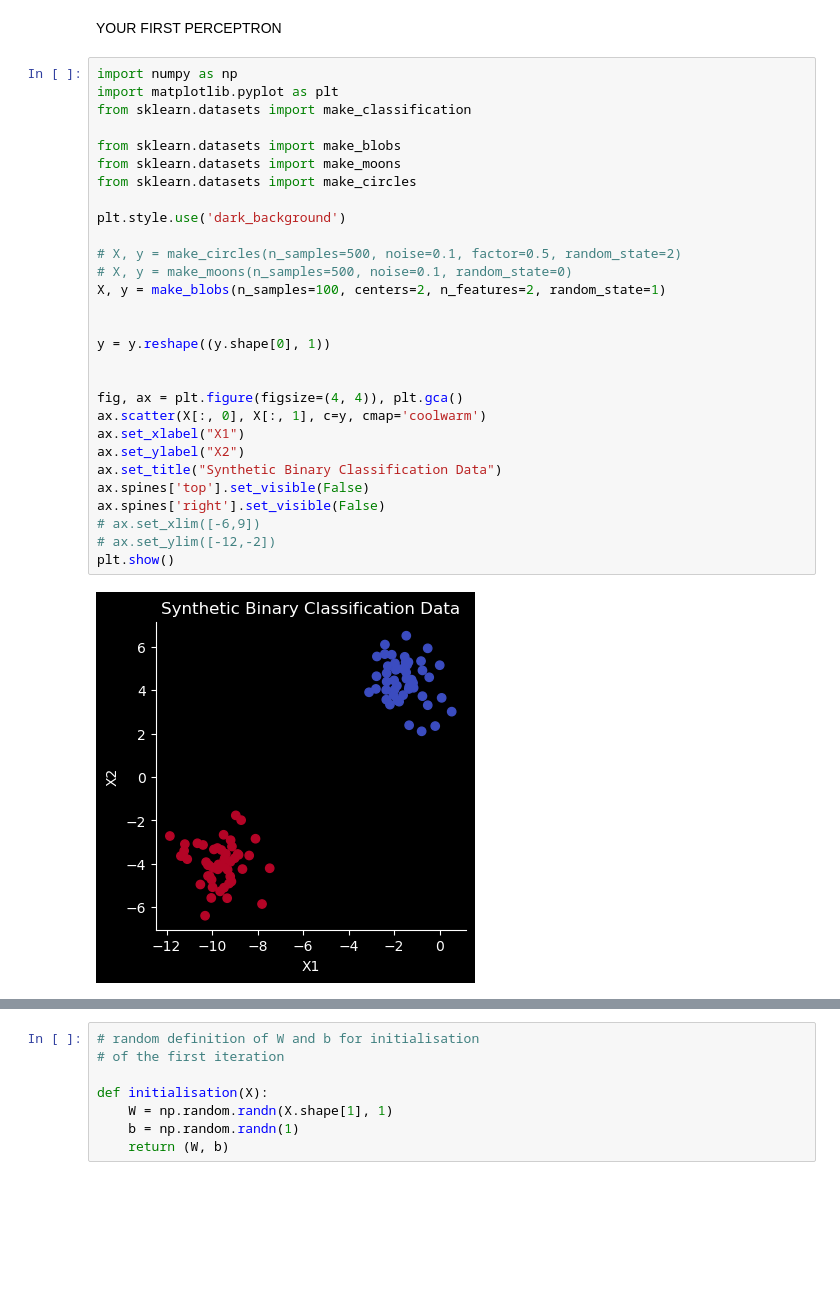
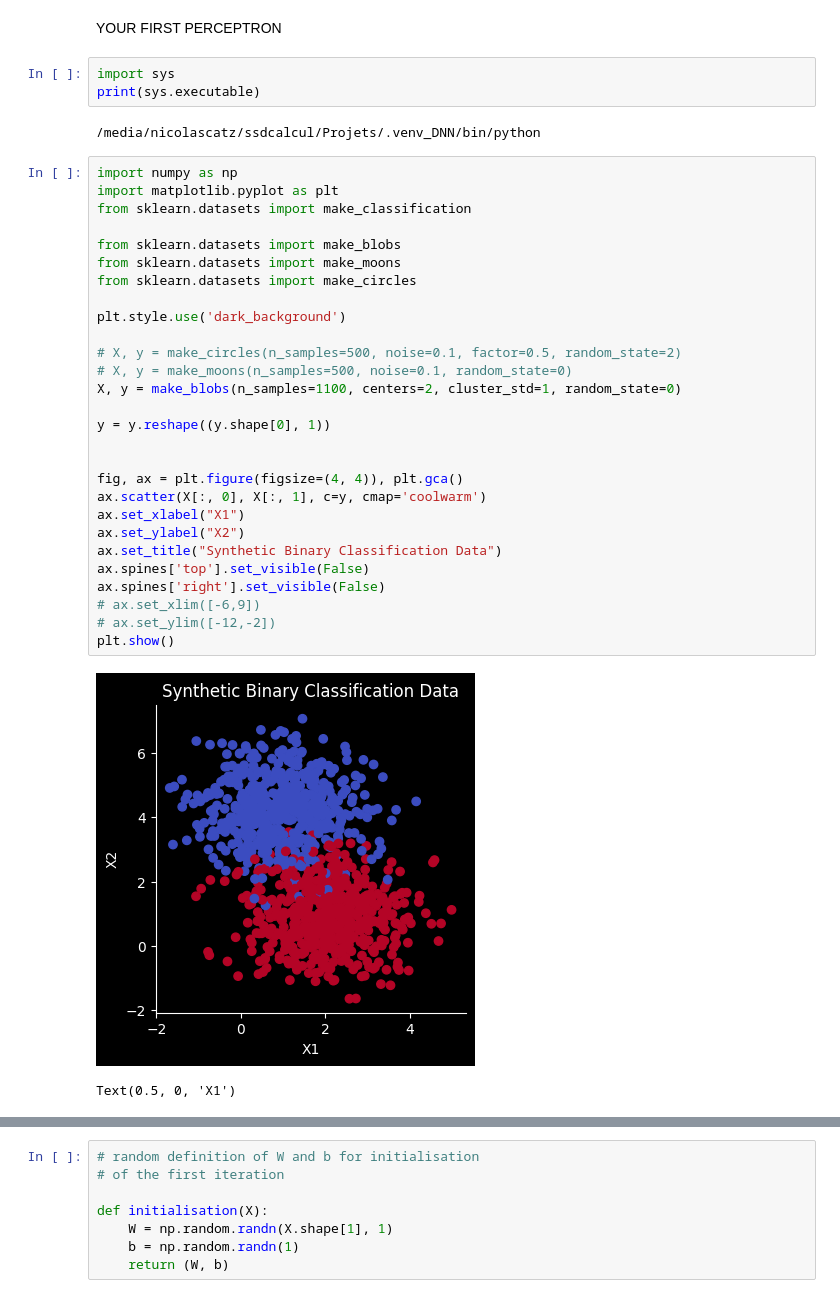
Before and after one commit to nicolascatz/M1_NEURO_NC_PERCEPTRON_ET_Al, a Jupyter notebook: scripts/M1_NEURO_NC2_First_perceptron.ipynb, the cells around one changed output, grey strips where cells are left out. Saved outputs shown, nothing was run; the diff lists cells and outputs as text; blank space fills up the shorter version.

```diff
--- a/scripts/M1_NEURO_NC2_First_perceptron.ipynb
+++ b/scripts/M1_NEURO_NC2_First_perceptron.ipynb
@@ -1,33 +1,38 @@
 # %% [markdown]
 YOUR FIRST PERCEPTRON
+# %%
+import sys
+print(sys.executable)
+# %% [output]
+/media/nicolascatz/ssdcalcul/Projets/.venv_DNN/bin/python
 # %%
 import numpy as np
 import matplotlib.pyplot as plt
 from sklearn.datasets import make_classification
 
 from sklearn.datasets import make_blobs
 from sklearn.datasets import make_moons
 from sklearn.datasets import make_circles
 
 plt.style.use('dark_background')
 
 # X, y = make_circles(n_samples=500, noise=0.1, factor=0.5, random_state=2)
 # X, y = make_moons(n_samples=500, noise=0.1, random_state=0)
-X, y = make_blobs(n_samples=100, centers=2, n_features=2, random_state=1)
-
+X, y = make_blobs(n_samples=1100, centers=2, cluster_std=1, random_state=0)
 
 y = y.reshape((y.shape[0], 1))
 
 
 fig, ax = plt.figure(figsize=(4, 4)), plt.gca()
 ax.scatter(X[:, 0], X[:, 1], c=y, cmap='coolwarm')
 ax.set_xlabel("X1")
 ax.set_ylabel("X2")
 ax.set_title("Synthetic Binary Classification Data")
 ax.spines['top'].set_visible(False)
 ax.spines['right'].set_visible(False)
 # ax.set_xlim([-6,9])
 # ax.set_ylim([-12,-2])
 plt.show()
 # %% [output]
-[figure, old version]
+[figure, new version]
+Text(0.5, 0, 'X1')
```
Also changed, not shown: parts of 6 cells of this notebook.
